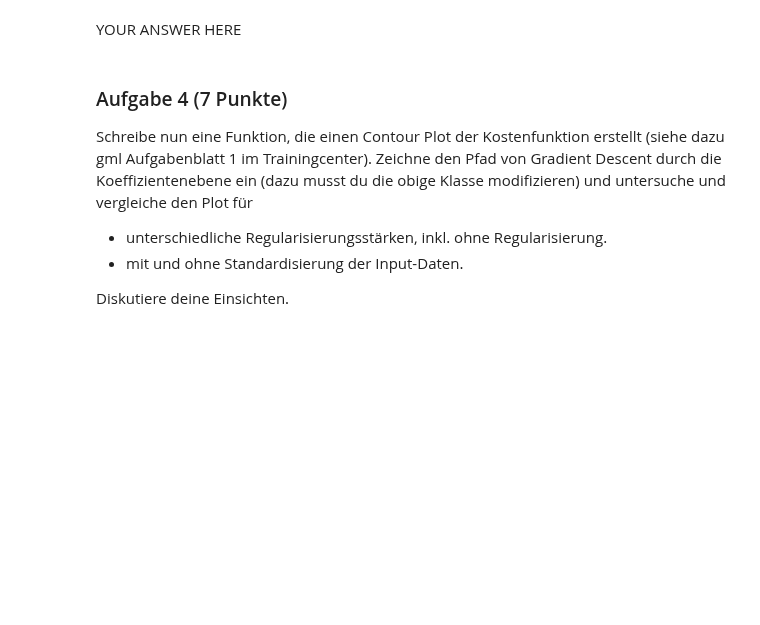
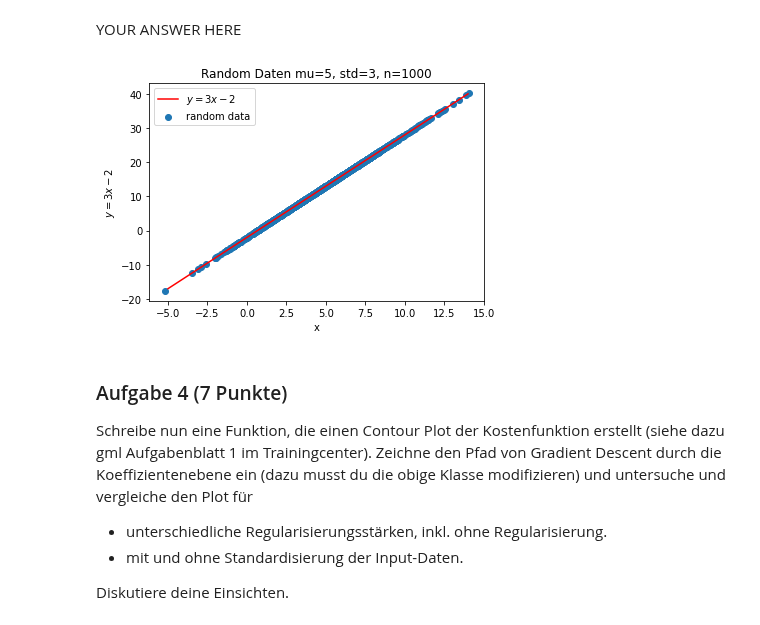
Before and after one commit to rootpi2203/ds_gml, a Jupyter notebook: gml_minichallenge_1/gml_minichallenge_1.ipynb, the cells around one changed output. Cells and saved outputs as stored; diff of their text form; code cells hidden in the pictures; blank space fills up the shorter version.

```diff
--- a/gml_minichallenge_1/gml_minichallenge_1.ipynb
+++ b/gml_minichallenge_1/gml_minichallenge_1.ipynb
@@ -330,3 +402,23 @@ YOUR ANSWER HERE
+# %%
+# Datensatz
+np.random.seed(41)
+mu, sigma, n = 5, 3, 1000
+x_rand_data = np.random.normal(mu, sigma, size=n)
+X_rand_data = np.hstack((np.ones(len(x_rand_data)).reshape(-1,1), x_rand_data.reshape(-1,1)))
+y_rand_data = 3*x_rand_data -2
+
+# data plot
+x_line = np.arange(-5, 15, 1)
+y_line = 3*x_line -2
+
+plt.plot(x_line, y_line, color='red', label='$y = 3x - 2$')
+plt.scatter(x_rand_data, y_rand_data, label='random data')
+plt.title(f'Random Daten mu={mu}, std={sigma}, n={n}')
+plt.xlabel('x'), plt.ylabel('$y = 3x - 2$')
+plt.legend()
+plt.show()
+# %% [output]
+[figure, added]
 # %% [markdown]
 ### Aufgabe 4 (7 Punkte)
 
```
Also changed, not shown: parts of 11 cells of this notebook.
